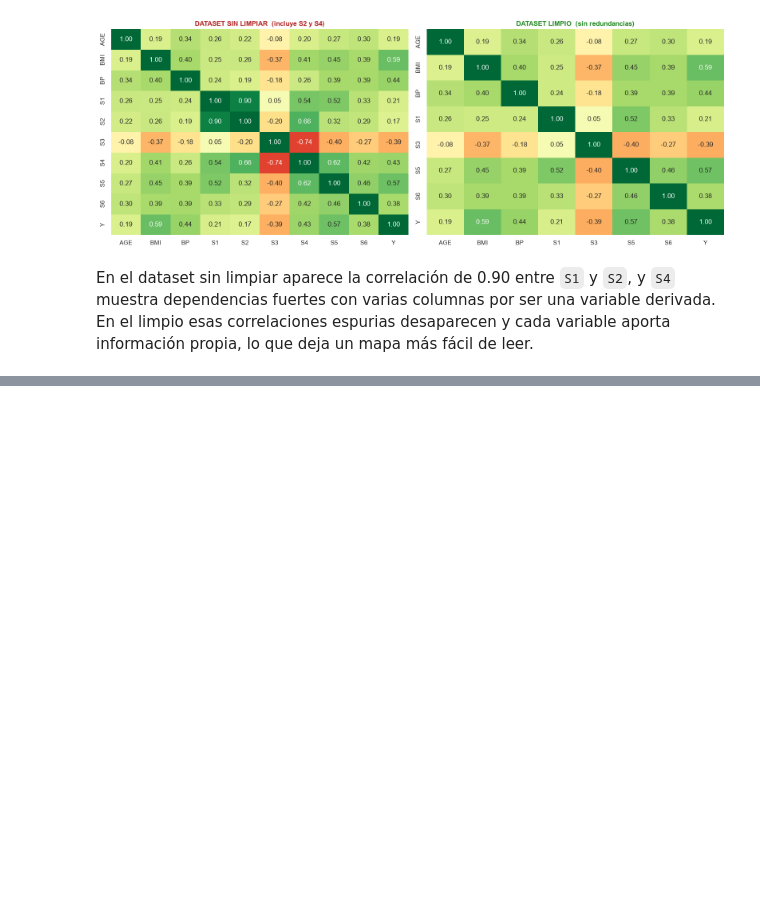
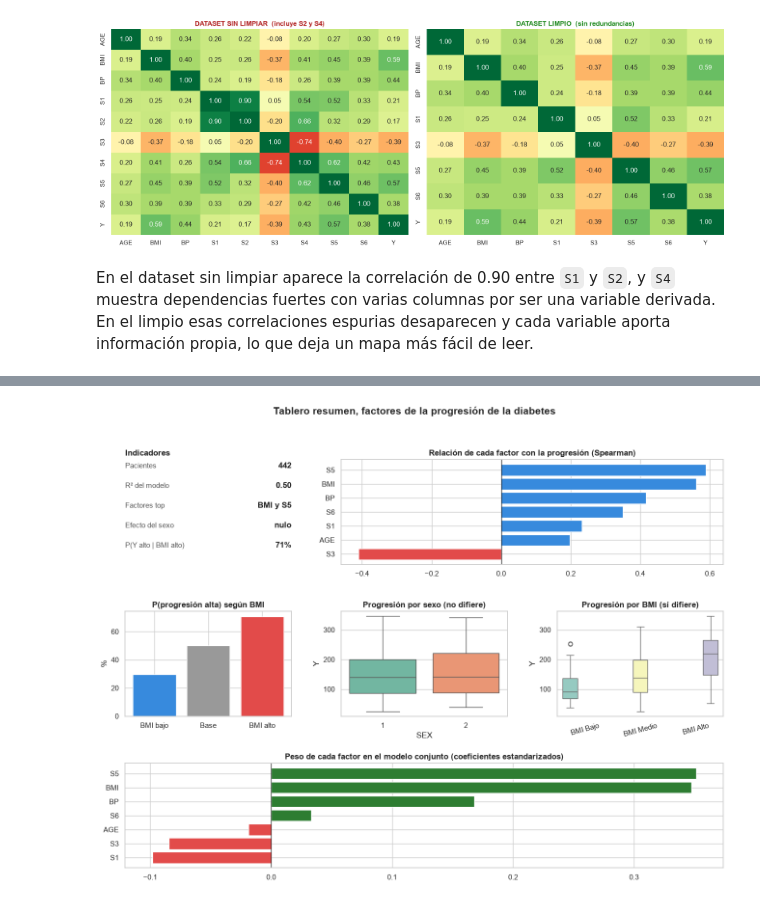
Before and after one commit to JLosada-Dev/estadistica-especializacion, a Jupyter notebook: notebooks/Taller_3_diabetes_inferencial.ipynb, the cells around one changed output, grey strips where cells are left out. Saved outputs shown, nothing was run; the diff lists cells and outputs as text; code cells hidden in the pictures; blank space fills up the shorter version.

```diff
--- a/notebooks/Taller_3_diabetes_inferencial.ipynb
+++ b/notebooks/Taller_3_diabetes_inferencial.ipynb
@@ -557,0 +552,55 @@ Por último, el análisis sirvió para auditar la limpieza. Confirmó que la ele
+# %%
+fig = plt.figure(figsize=(16, 11))
+gs = fig.add_gridspec(3, 3, hspace=0.45, wspace=0.3)
+
+# Indicadores
+ax0 = fig.add_subplot(gs[0, 0]); ax0.axis("off")
+kpis = [
+    ("Pacientes", f"{len(df)}"),
+    ("R² del modelo", f"{modelo.rsquared:.2f}"),
+    ("Factores top", "BMI y S5"),
+    ("Efecto del sexo", "nulo"),
+    ("P(Y alto | BMI alto)", f"{p_y_dado_bmi*100:.0f}%"),
+]
+y = 0.92
+for n, v in kpis:
+    ax0.text(0.0, y, n, fontsize=11, color="#555")
+    ax0.text(1.0, y, v, fontsize=12, fontweight="bold", ha="right", color="#222")
+    y -= 0.19
+ax0.set_title("Indicadores", fontweight="bold", loc="left")
+
+# Ranking de factores
+ax1 = fig.add_subplot(gs[0, 1:])
+r = ranking.sort_values("Spearman")
+ax1.barh(r["Variable"], r["Spearman"], color=["#E24B4A" if v < 0 else "#378ADD" for v in r["Spearman"]])
+ax1.axvline(0, color="black", lw=0.8)
+ax1.set_title("Relación de cada factor con la progresión (Spearman)", fontweight="bold")
+
+# Bayes
+ax2 = fig.add_subplot(gs[1, 0])
+ax2.bar(["BMI bajo", "Base", "BMI alto"], [p_y_dado_no_bmi*100, p_y*100, p_y_dado_bmi*100],
+        color=["#378ADD", "#999999", "#E24B4A"])
+ax2.set_title("P(progresión alta) según BMI", fontweight="bold"); ax2.set_ylabel("%")
+
+# T-Test por sexo
+ax3 = fig.add_subplot(gs[1, 1])
+sns.boxplot(x="SEX", y="Y", data=df, hue="SEX", palette="Set2", legend=False, ax=ax3)
+ax3.set_title("Progresión por sexo (no difiere)", fontweight="bold")
+
+# ANOVA por BMI
+ax4 = fig.add_subplot(gs[1, 2])
+sns.boxplot(x="BMI_cat", y="Y", data=df, hue="BMI_cat", palette="Set3", legend=False, ax=ax4)
+ax4.set_title("Progresión por BMI (sí difiere)", fontweight="bold"); ax4.tick_params(axis="x", rotation=15)
+ax4.set_xlabel("")
+
+# Coeficientes estandarizados de la regresión
+ax5 = fig.add_subplot(gs[2, :])
+coefs = modelo_z.params[pred].sort_values()
+ax5.barh(coefs.index, coefs.values, color=["#E24B4A" if v < 0 else "#2E7D32" for v in coefs.values])
+ax5.axvline(0, color="black", lw=0.8)
+ax5.set_title("Peso de cada factor en el modelo conjunto (coeficientes estandarizados)", fontweight="bold")
+
+fig.suptitle("Tablero resumen, factores de la progresión de la diabetes", fontsize=15, fontweight="bold", y=0.98)
+plt.show()
+# %% [output]
+[figure, added]
```
Also changed, not shown: parts of 3 cells of this notebook, 3 other files.
